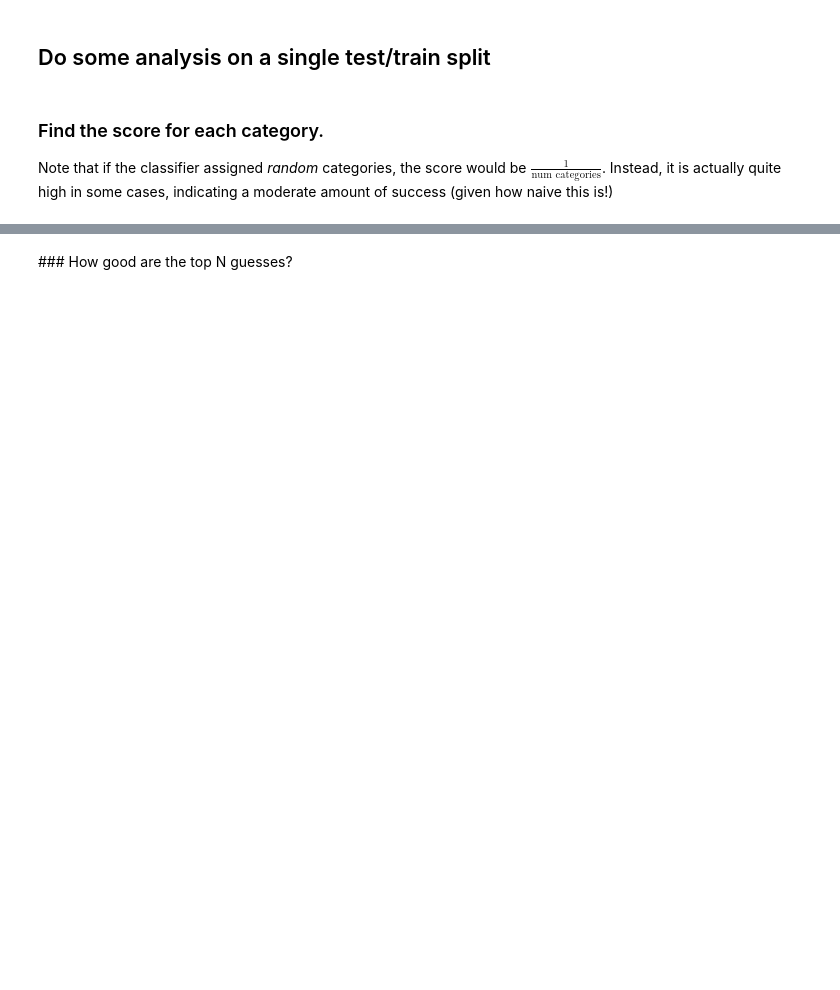
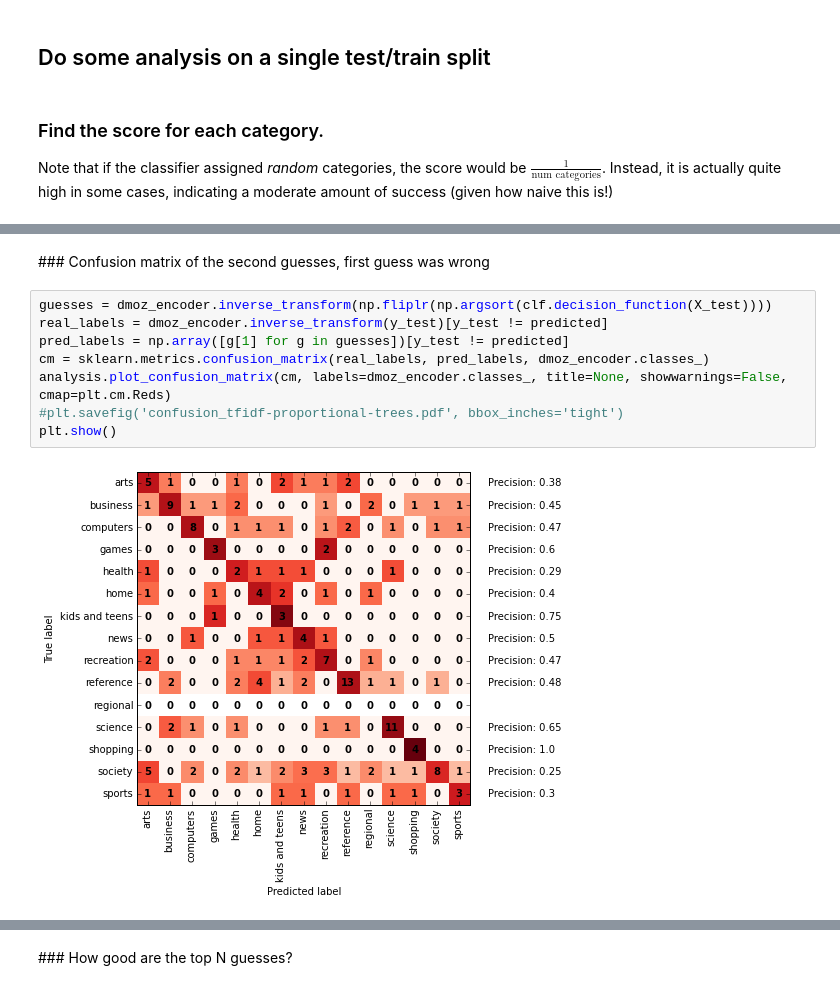
Before and after one commit to comp6028team17/gensim_testing, a Jupyter notebook: pipeline_union.ipynb, the cells around one changed output, grey strips where cells are left out. Saved outputs shown, nothing was run; the diff lists cells and outputs as text; blank space fills up the shorter version.

```diff
--- a/pipeline_union.ipynb
+++ b/pipeline_union.ipynb
@@ -159,0 +178,12 @@ plt.show()
+# %% [markdown]
+### Confusion matrix of the second guesses, first guess was wrong
+# %%
+guesses = dmoz_encoder.inverse_transform(np.fliplr(np.argsort(clf.decision_function(X_test))))
+real_labels = dmoz_encoder.inverse_transform(y_test)[y_test != predicted]
+pred_labels = np.array([g[1] for g in guesses])[y_test != predicted]
+cm = sklearn.metrics.confusion_matrix(real_labels, pred_labels, dmoz_encoder.classes_)
+analysis.plot_confusion_matrix(cm, labels=dmoz_encoder.classes_, title=None, showwarnings=False, cmap=plt.cm.Reds)
+#plt.savefig('confusion_tfidf-proportional-trees.pdf', bbox_inches='tight')
+plt.show()
+# %% [output]
+[figure, added]
```
Also changed, not shown: parts of 35 cells of this notebook, 3 other files.
